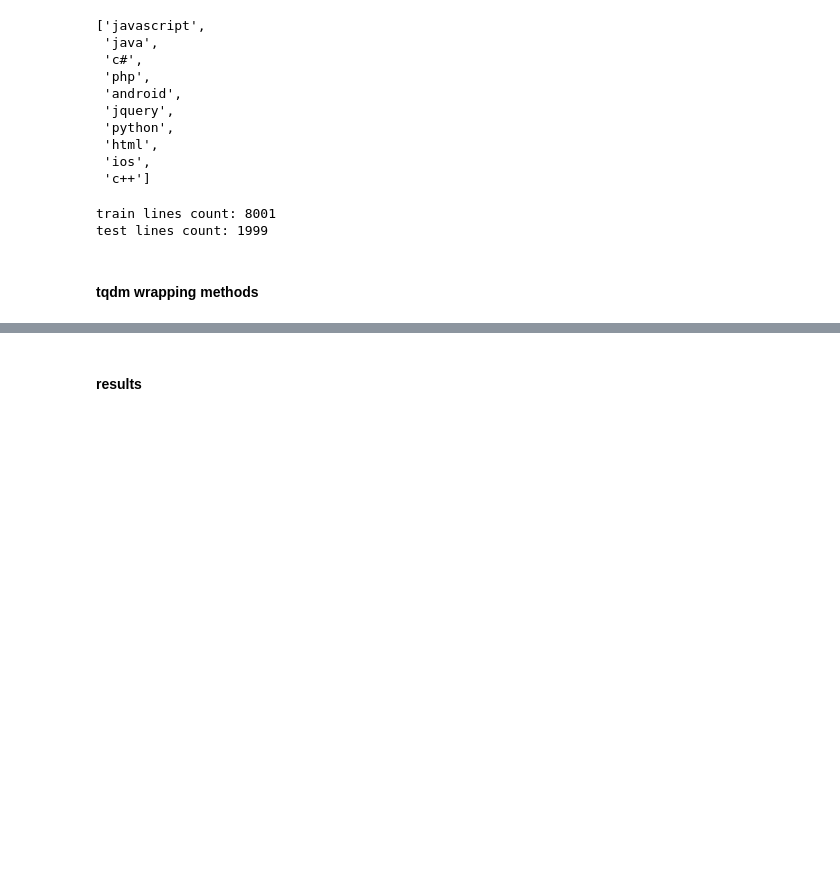
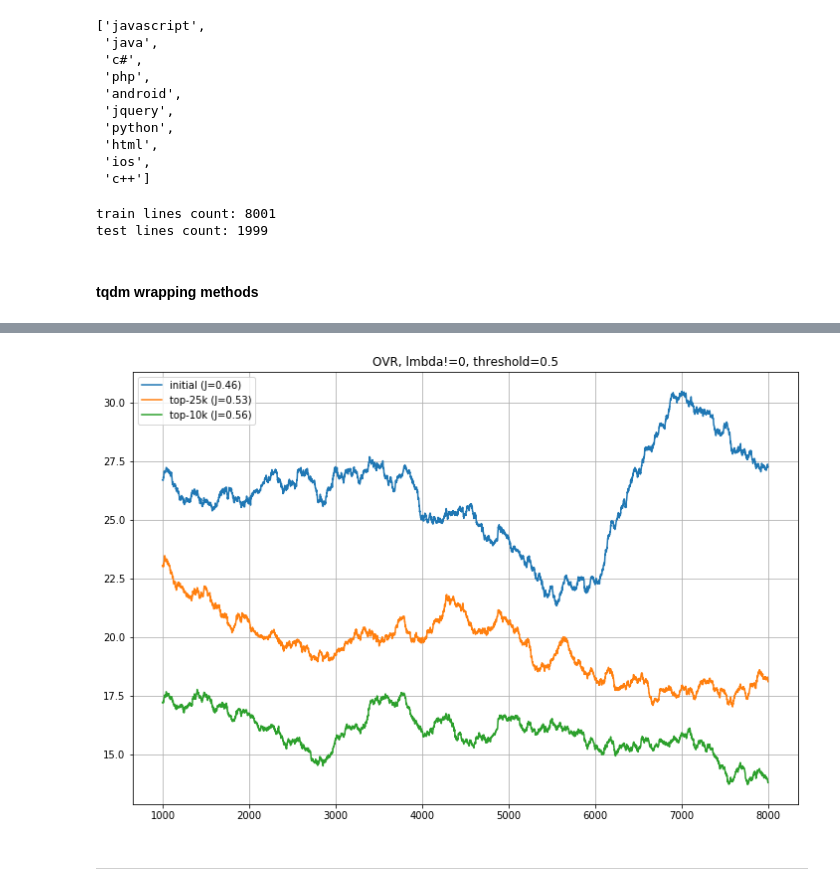
Before and after one commit to aborisihin/mlda_tryouts, a Jupyter notebook: ml_models_implementation/mlmc_online_logreg/estimator_test.ipynb, the cells around one changed output, grey strips where cells are left out. Cells and saved outputs as stored; diff of their text form; code cells hidden in the pictures; blank space fills up the shorter version.

```diff
--- a/ml_models_implementation/mlmc_online_logreg/estimator_test.ipynb
+++ b/ml_models_implementation/mlmc_online_logreg/estimator_test.ipynb
@@ -100,0 +139,9 @@ def score_with_tqdm(estimator, filepath, lines_count, labels_filepath, **score_p
+# %%
+def draw_loss(loss, score, title, roll=10000):
+    plt.figure(figsize=(12,8))
+    plt.title(title)
+    for key in loss.keys():
+        plt.plot(pd.Series(loss[key]).rolling(roll).mean(),
+                 label='{} (J={})'.format(key, round(score[key], 2)))
+    plt.grid()
+    plt.legend()
@@ -101,4 +150,3 @@ def score_with_tqdm(estimator, filepath, lines_count, labels_filepath, **score_p
 # %%
-# начнем с классификатора с параметрами по умолчанию
-# (стратегия - ovr, регуляризация и частотный словарь активированы)
-model_w_freq = OnlineLogisticRegression(top_tags, strategy='multinomial')
+# стратегия - ovr, регуляризация и частотный словарь активированы, порог оценки - 0.5
+model_ovr = OnlineLogisticRegression(top_tags, strategy='ovr')
@@ -146,0 +153,2 @@ model_w_freq_score['top-10k pass'] = score
+# %%
+model_ovr_loss, model_ovr_score = test_pipeline(model_ovr, scheme=['initial', 'top-25k', 'top-10k'])
@@ -147,2 +168,7 @@ model_w_freq_score['top-10k pass'] = score
+# %%
+title = 'OVR, lmbda!=0, threshold=0.5'
+draw_loss(model_ovr_loss, model_ovr_score, title=title, roll=1000)
+# %% [output]
+[figure, added]
 # %% [markdown]
-#### results
+---
```
Also changed, not shown: parts of 17 cells of this notebook, 2 other files.
